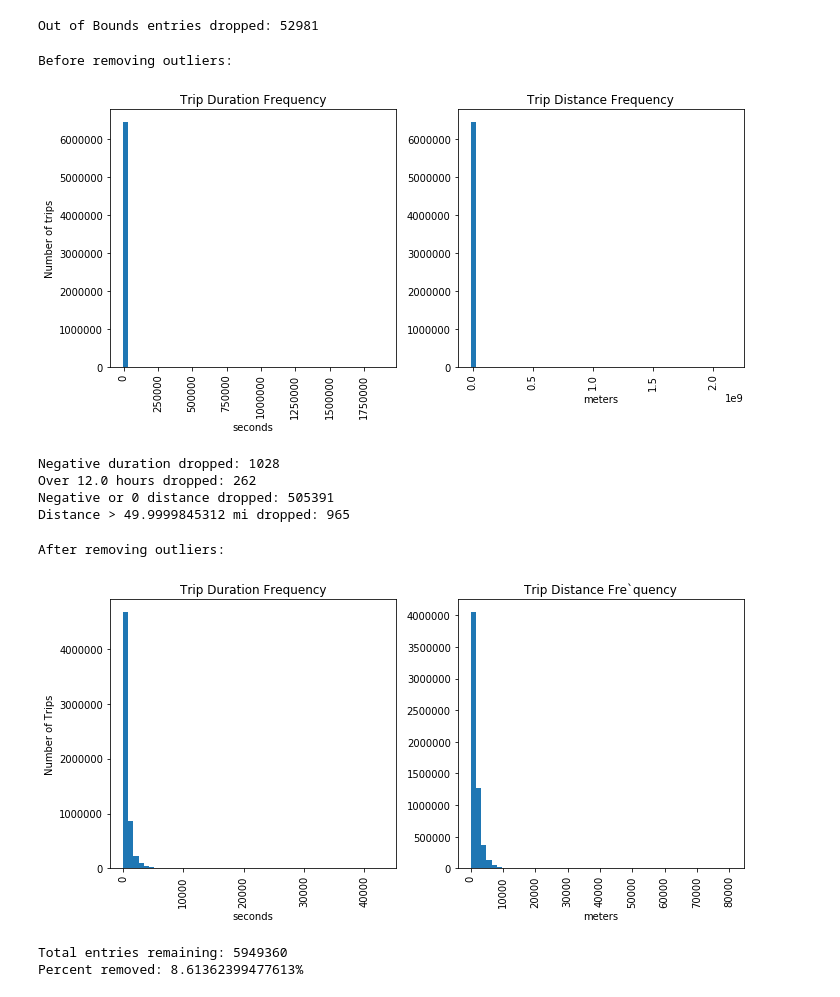
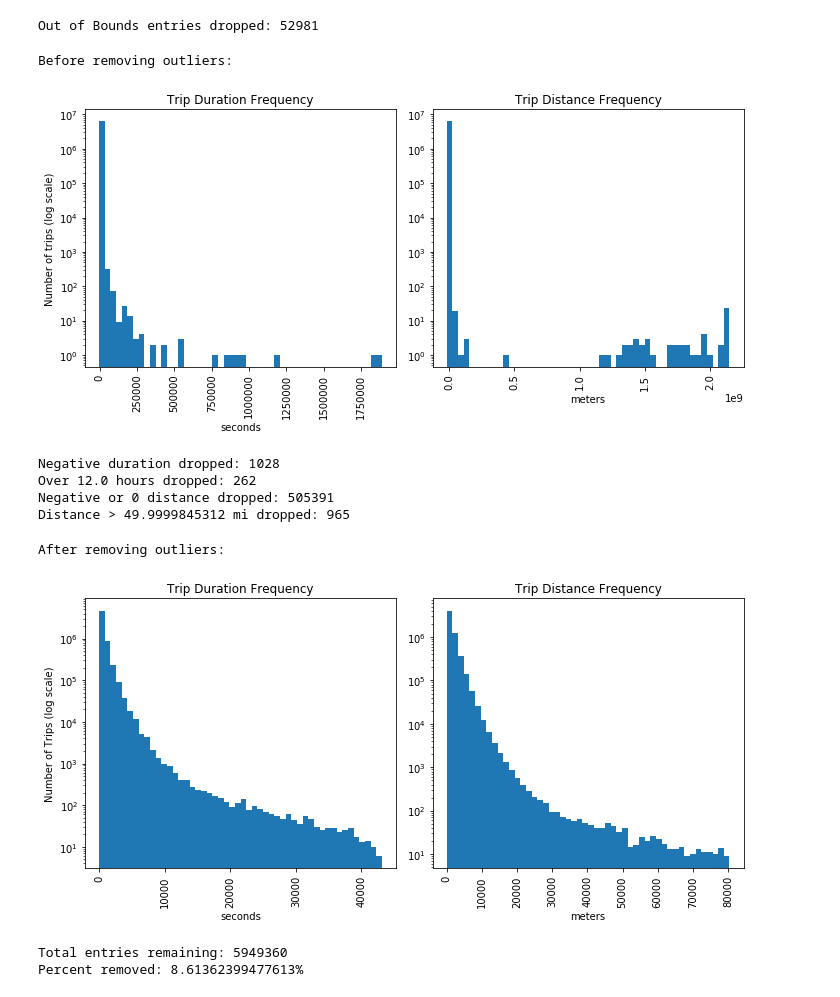
Before and after one commit to trevbhatt/predicting_scooter_utilization, a Jupyter notebook: data_wrangling.ipynb, the cells around one changed output. Cells and saved outputs as stored; diff of their text form; code cells hidden in the pictures.

Commit message:
data_story: added geographic visualizations. data_wrangling: made histogram scales logarithmic

```diff
--- a/data_wrangling.ipynb
+++ b/data_wrangling.ipynb
@@ -107,14 +108,14 @@ print('Before removing outliers:')
 
 plt.figure(figsize=[10, 5])
 plt.subplot(1,2,1)
-plt.hist(scooters['Trip Duration'], bins=50, )
-plt.ylabel('Number of trips')
+plt.hist(scooters['Trip Duration'], bins=50, log=True)
+plt.ylabel('Number of trips (log scale)')
 plt.xlabel('seconds')
 plt.title('Trip Duration Frequency')
 plt.xticks(rotation='vertical')
 
 plt.subplot(1,2,2)
-plt.hist(scooters['Trip Distance'], bins=50)
+plt.hist(scooters['Trip Distance'], bins=50, log=True)
 plt.xlabel('meters')
 plt.title('Trip Distance Frequency')
 plt.xticks(rotation='vertical')
@@ -124,7 +125,7 @@ plt.show()
 plt.close()
 # %% [output]
 Before removing outliers:
-[figure, old version]
+[figure, new version]
 # %%
 # Describe showed negative trip duration values. Remove these entries
 scooters = scooters[scooters['Trip Duration'] > 0]
@@ -160,28 +161,29 @@ Negative or 0 distance dropped: 505391
 Distance > 49.9999845312 mi dropped: 965
 # %%
 # Generate histograms to show effect of removing outliers
+
 
 print('After removing outliers:')
 plt.figure(figsize=[10, 5])
 plt.subplot(1,2,1)
-plt.hist(scooters['Trip Duration'], bins=50)
-plt.ylabel('Number of Trips')
+plt.hist(scooters['Trip Duration'], bins=50, log=True)
+plt.ylabel('Number of Trips (log scale)')
 plt.xlabel('seconds')
 plt.title('Trip Duration Frequency')
 plt.xticks(rotation='vertical')
 
 plt.subplot(1,2,2)
-plt.hist(scooters['Trip Distance'], bins=50)
+plt.hist(scooters['Trip Distance'], bins=50, log=True)
 plt.xlabel('meters')
-plt.title('Trip Distance Fre`quency')
+plt.title('Trip Distance Frequency')
 plt.xticks(rotation='vertical')
 
 plt.tight_layout()
 plt.show()
 plt.close()
 # %% [output]
 After removing outliers:
-[figure, old version]
+[figure, new version]
 # %%
 # print number of rows dropped
 print('Total entries remaining: ' + str(rows_remaining))
```
Also changed, not shown: parts of 1 cell of this notebook, 1 other file.
